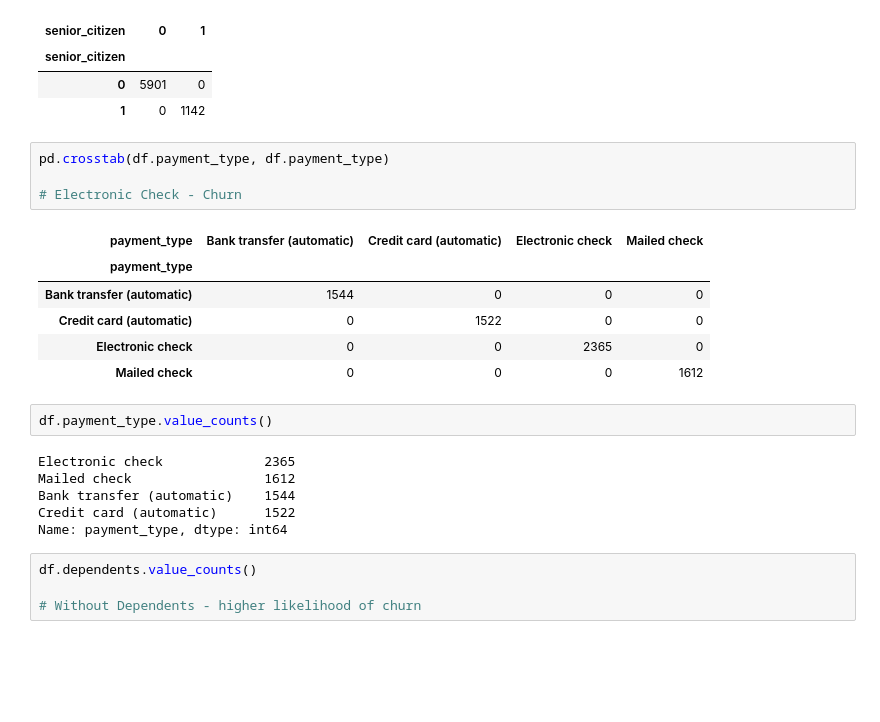
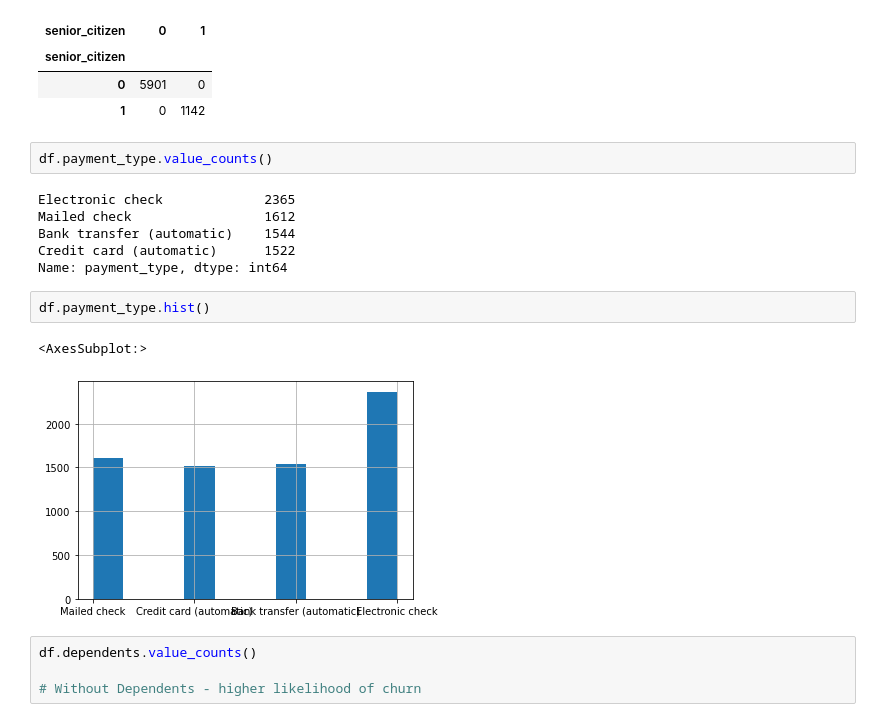
Before and after one commit to KristineCabanela/project_classification, a Jupyter notebook: telco.ipynb, the cells around one changed output. Cells and saved outputs as stored; diff of their text form; blank space fills up the shorter version.

```diff
--- a/telco.ipynb
+++ b/telco.ipynb
@@ -257,17 +257,6 @@ pd.crosstab(df.senior_citizen, df.senior_citizen)
 | senior_citizen |  |  |
 | 0 | 5901 | 0 |
 | 1 | 0 | 1142 |
-# %%
-pd.crosstab(df.payment_type, df.payment_type)
-
-# Electronic Check - Churn
-# %% [output]
-| payment_type | Bank transfer (automatic) | Credit card (automatic) | Electronic check | Mailed check |
-| payment_type |  |  |  |  |
-| Bank transfer (automatic) | 1544 | 0 | 0 | 0 |
-| Credit card (automatic) | 0 | 1522 | 0 | 0 |
-| Electronic check | 0 | 0 | 2365 | 0 |
-| Mailed check | 0 | 0 | 0 | 1612 |
 # %%
 df.payment_type.value_counts()
 # %% [output]
@@ -276,6 +265,11 @@ Mailed check                 1612
 Bank transfer (automatic)    1544
 Credit card (automatic)      1522
 Name: payment_type, dtype: int64
+# %%
+df.payment_type.hist()
+# %% [output]
+<AxesSubplot:>
+[figure, added]
 # %%
 df.dependents.value_counts()
 
```
Also changed, not shown: parts of 2 cells of this notebook.
